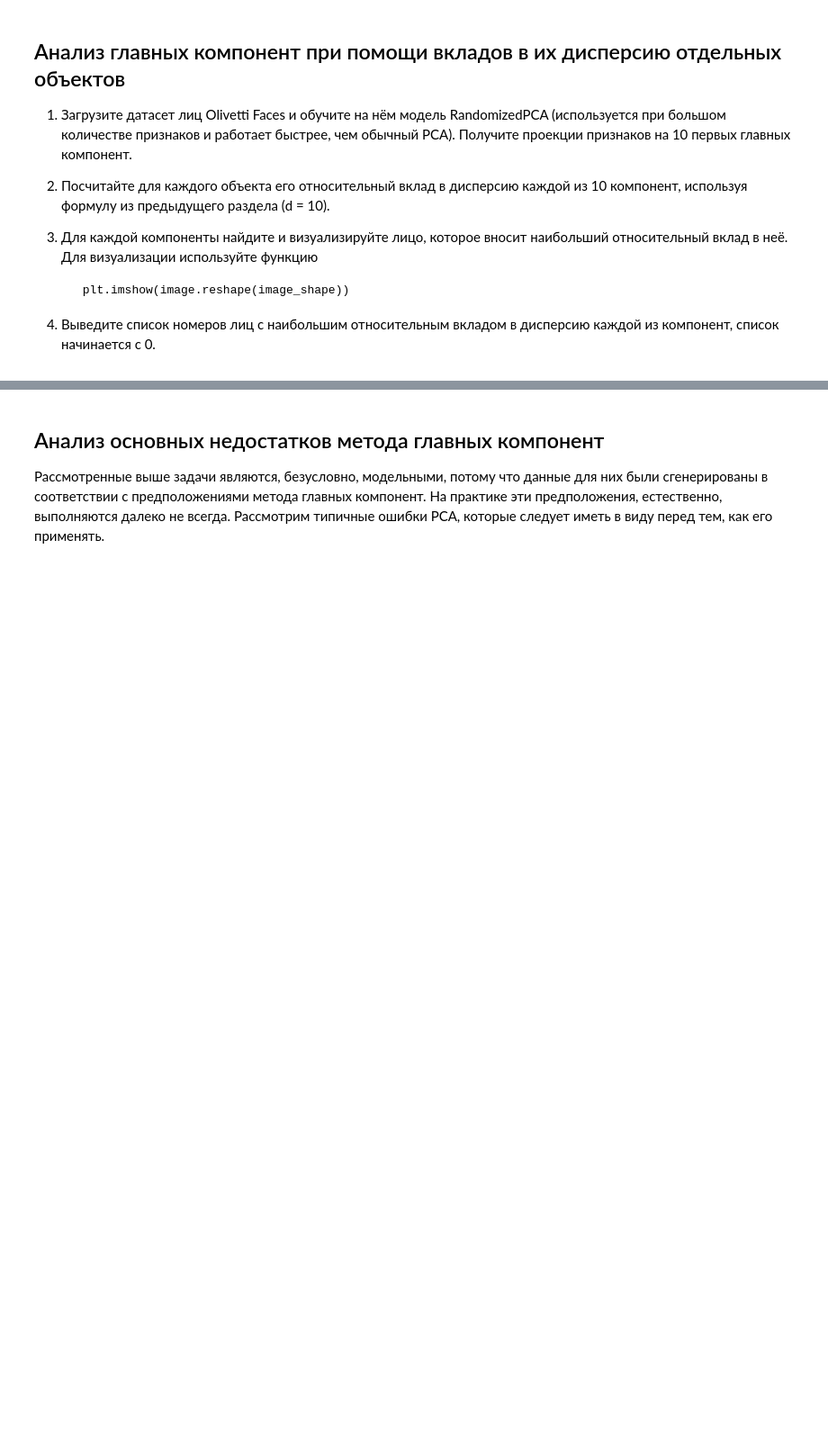
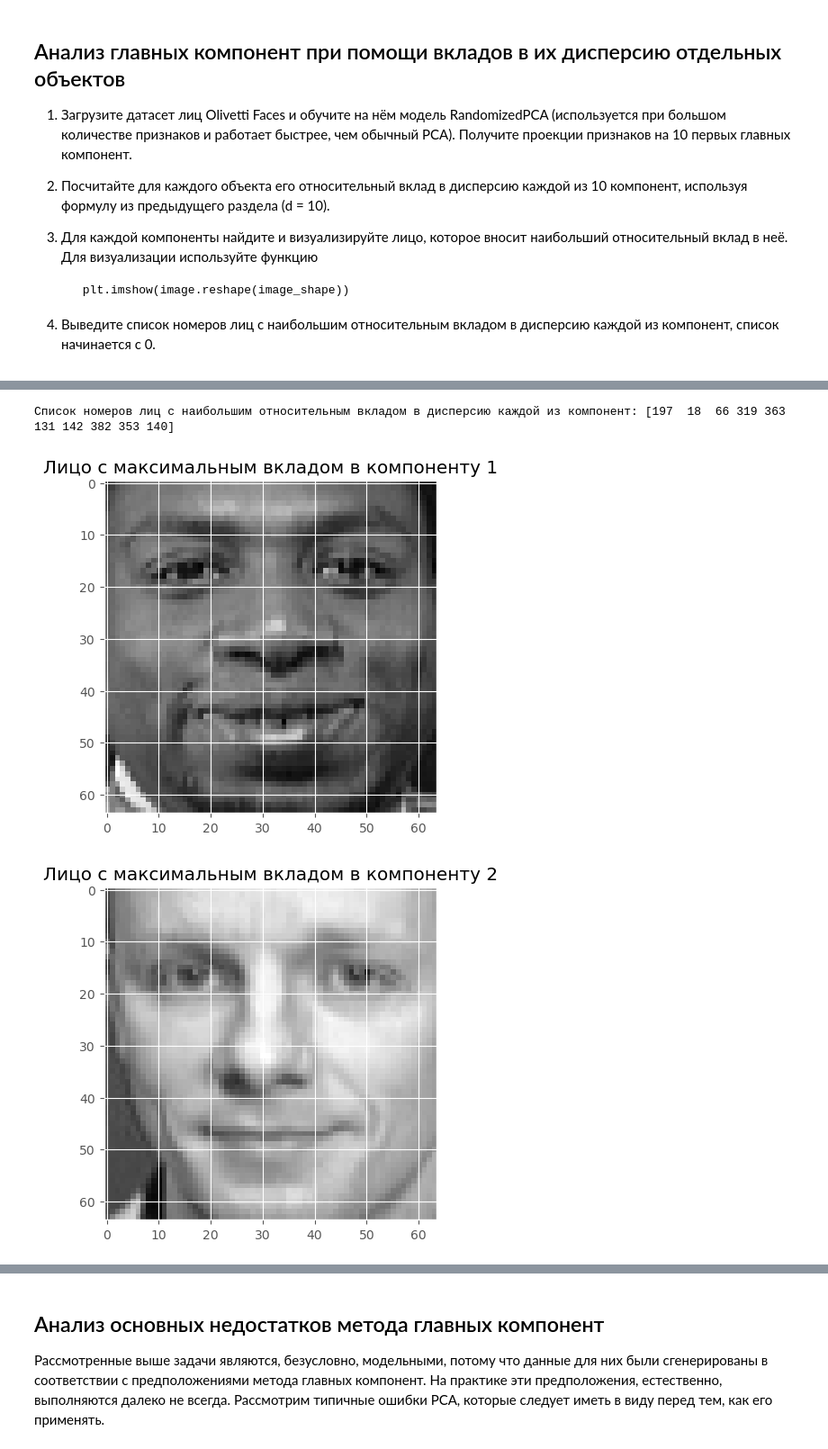
Before and after one commit to Erygfry/DataScience_HW, a Jupyter notebook: HW_6/PCA.ipynb, the cells around one changed output, grey strips where cells are left out. Shown: that part at 90% size. Cells and saved outputs as stored; diff of their text form; code cells hidden in the pictures; blank space fills up the shorter version.

```diff
--- a/HW_6/PCA.ipynb
+++ b/HW_6/PCA.ipynb
@@ -405,3 +473,20 @@ consists of 64x64 images.
 # %%
 def cosine_metric(x, i):
     return x[i]**2 / np.sum(x**2)
+# %%
+pca = PCA(n_components=10, svd_solver='randomized', random_state=0)
+transformed_data = pca.fit_transform(data)
+
+cos2_matrix = np.square(transformed_data) / np.sum(np.square(transformed_data), axis=1, keepdims=True)
+max_contributors = np.argmax(cos2_matrix, axis=0)
+
+print("Список номеров лиц с наибольшим относительным вкладом в дисперсию каждой из компонент:", max_contributors)
+
+for i, face_idx in enumerate(max_contributors):
+    plt.imshow(data[face_idx].reshape(image_shape), cmap='gray')
+    plt.title(f"Лицо с максимальным вкладом в компоненту {i+1}")
+    plt.show()
+# %% [output]
+Список номеров лиц с наибольшим относительным вкладом в дисперсию каждой из компонент: [197  18  66 319 363 131 142 382 353 140]
+[figure, added]
+[figure, added]
```
Also changed, not shown: parts of 13 cells of this notebook.
